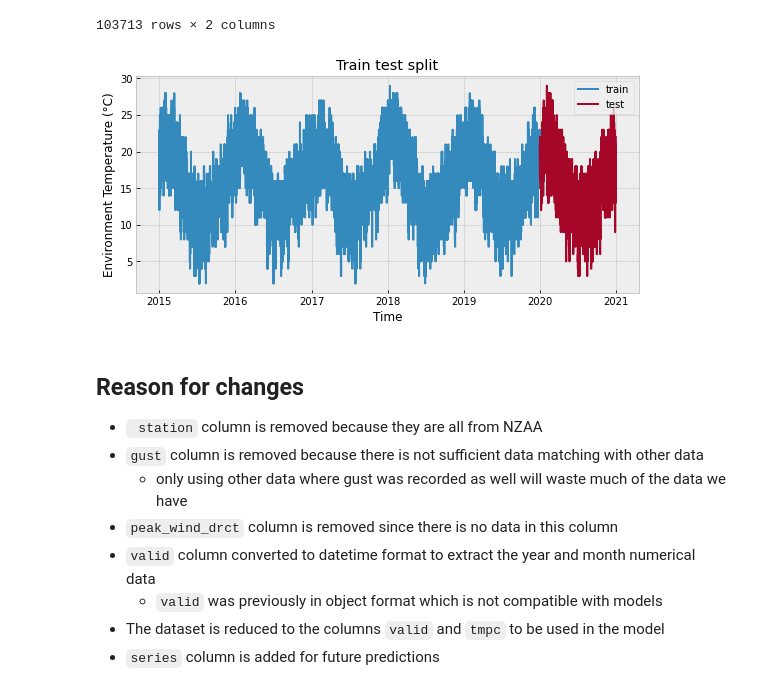
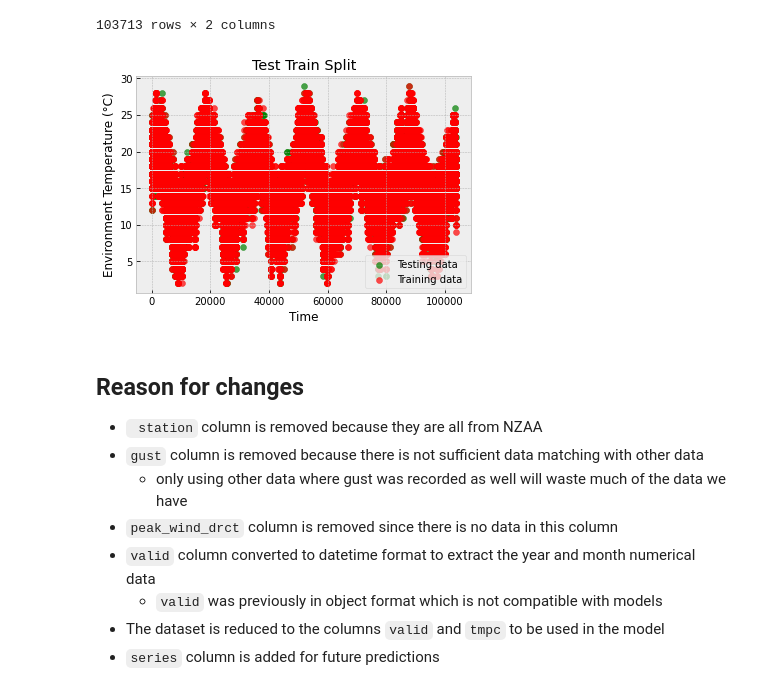
Before and after one commit to BraveNewWord/msa-phase-2, a Jupyter notebook: data-science-module/submission.ipynb, the cells around one changed output. Cells and saved outputs as stored; diff of their text form; code cells hidden in the pictures.

```diff
--- a/data-science-module/submission.ipynb
+++ b/data-science-module/submission.ipynb
@@ -158,26 +158,18 @@ dtype: int64
 103713 rows × 2 columns
 # %%
 from sklearn.model_selection import train_test_split
+# split data into train and test sets
+# 20 % of data is randomly selected to be testing data and remaining 80% is the training data
 x_train, x_test, y_train, y_test = train_test_split(dataset['time'], dataset['tmpc'], test_size=0.3, random_state=42)
 plt.scatter(x_test, y_test, label="Testing data", color ='g', alpha=.7)
 plt.scatter(x_train, y_train, label="Training data", color ='r', alpha=.7)
+plt.legend()
+plt.title("Test Train Split")
+plt.xlabel('Time')
+plt.ylabel('Environment Temperature (°C)')
+plt.show()
+# %% [output]
+[figure, added]
-# %%
-# split data into train-test set
-# test data will be all data starting from start of 2020 and training data is all data prior to that
-
-train = dataset[dataset['year'] < 2020]
-test = dataset[dataset['year'] >= 2020]
-
-fig, ax=plt.subplots(figsize=(9, 4))
-plt.plot(train['valid'], train['tmpc'], label='train')
-plt.plot(test['valid'], test['tmpc'], label='test')
-plt.legend()
-plt.xlabel('Time')
-plt.ylabel('Environment Temperature (°C)')
-plt.title("Train test split")
-plt.show()
-# %% [output]
-[figure, removed]
 # %% [markdown]
 ## Reason for changes
 - ` station` column is removed because they are all from NZAA
```
